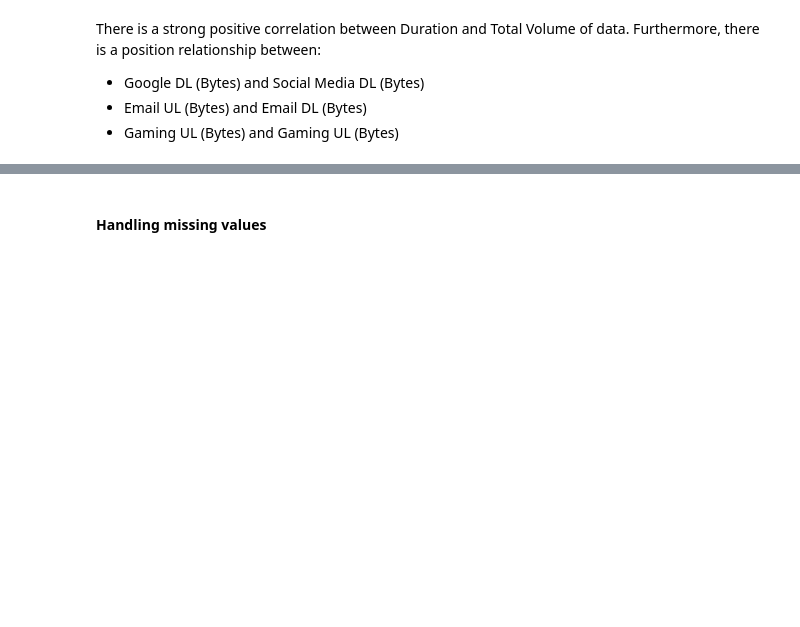
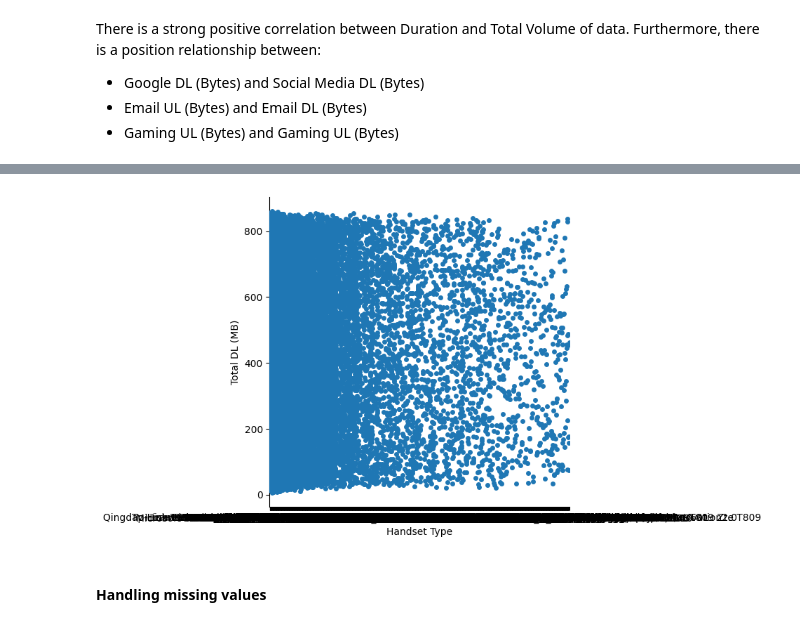
Before and after one commit to Roseco-crs/10Academy_week_1_Telecom_Industry, a Jupyter notebook: code/extract_data.ipynb, the cells around one changed output, grey strips where cells are left out. Saved outputs shown, nothing was run; the diff lists cells and outputs as text; code cells hidden in the pictures; blank space fills up the shorter version.

```diff
--- a/code/extract_data.ipynb
+++ b/code/extract_data.ipynb
@@ -237,3 +237,8 @@ plt.show()
+# %%
+sns.catplot(data = df, x=df["Handset Type"], y =df["Total DL (MB)"])
+plt.show()
+# %% [output]
+[figure, added]
 # %% [markdown]
 #### Handling missing values
 # %%
```
Also changed, not shown: parts of 19 cells of this notebook.
